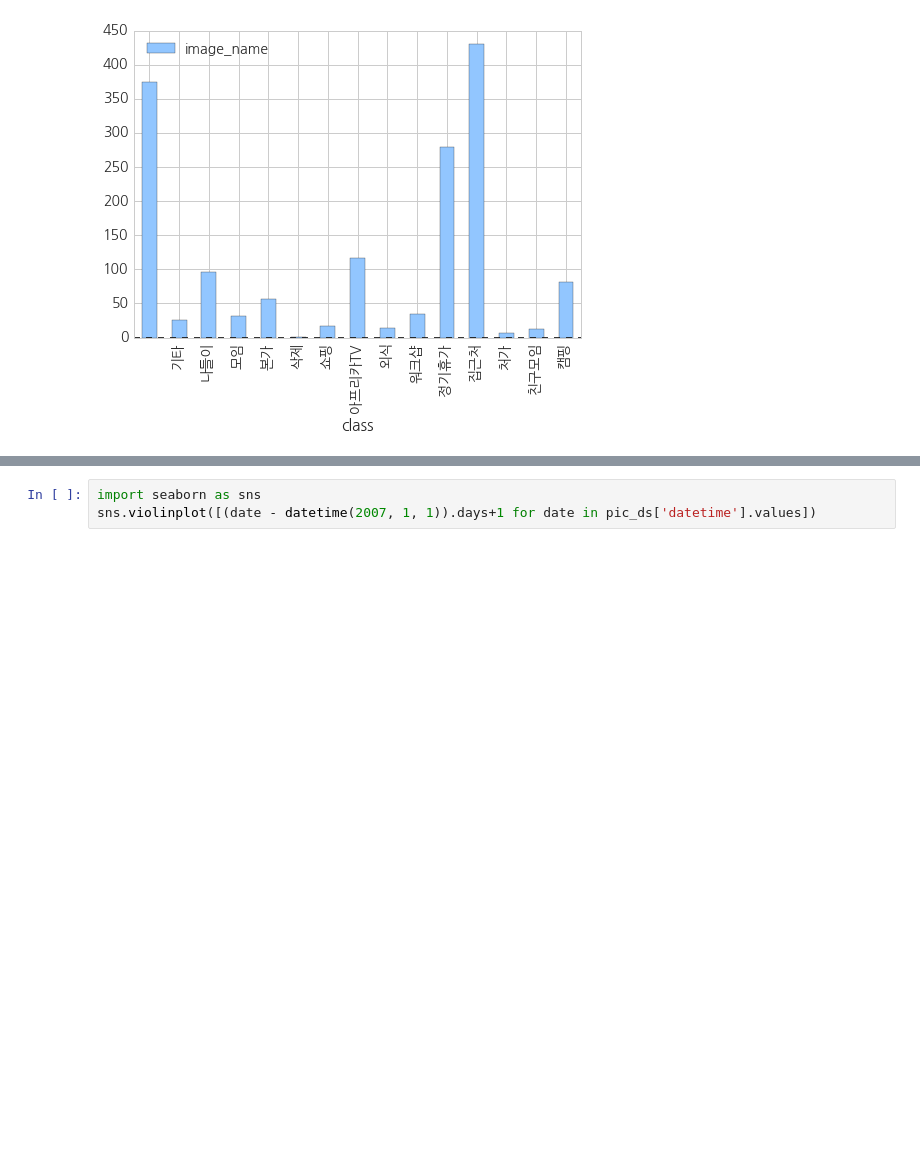
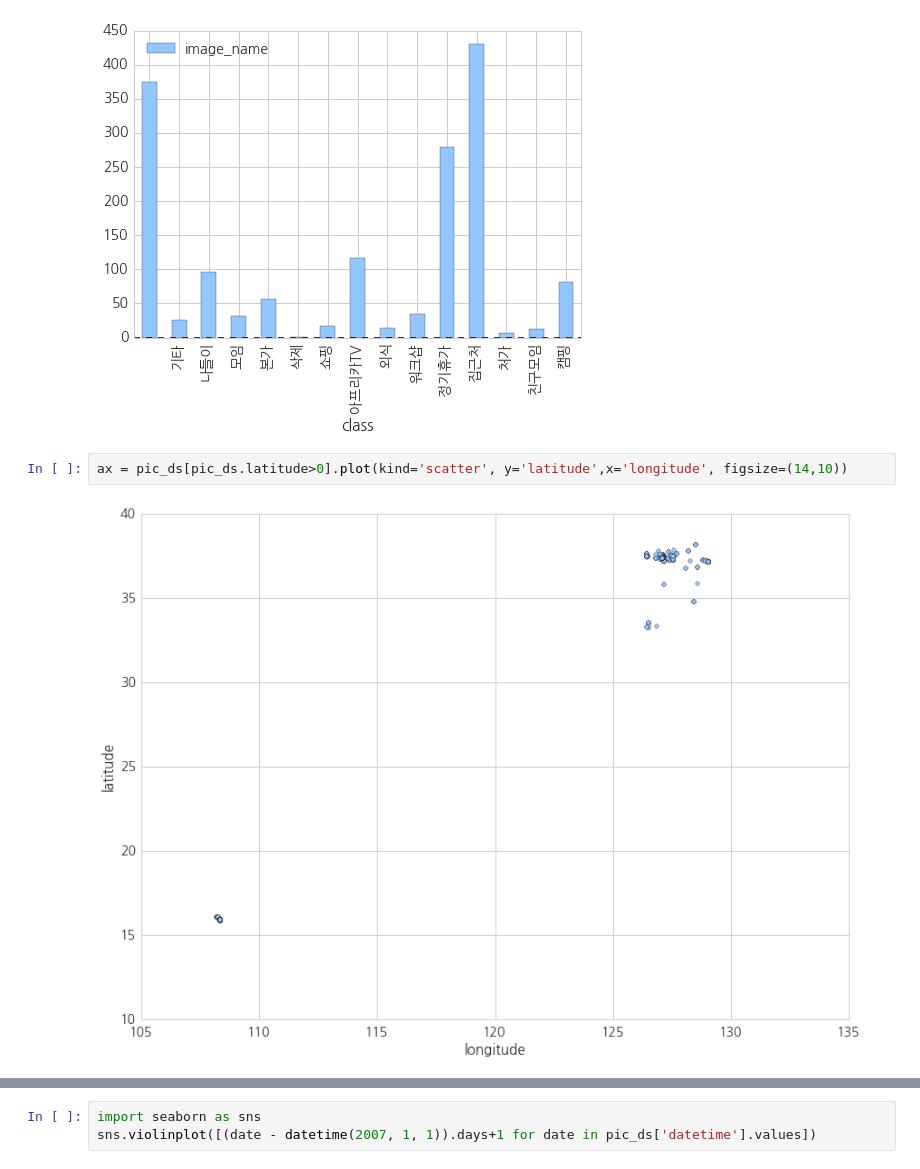
Before and after one commit to duke24k/photo-analysis, a Jupyter notebook: 01.data-wrangling.ipynb, the cells around one changed output, grey strips where cells are left out. Saved outputs shown, nothing was run; the diff lists cells and outputs as text; blank space fills up the shorter version.

```diff
--- a/01.data-wrangling.ipynb
+++ b/01.data-wrangling.ipynb
@@ -652,3 +851,7 @@ pic_ds.groupby('class').count()[['image_name']].plot(kind='bar')
 # %% [output]
 <matplotlib.axes._subplots.AxesSubplot at 0x...>
 [figure]
+# %%
+ax = pic_ds[pic_ds.latitude>0].plot(kind='scatter', y='latitude',x='longitude', figsize=(14,10))
+# %% [output]
+[figure, added]
```
Also changed, not shown: parts of 51 cells of this notebook.
